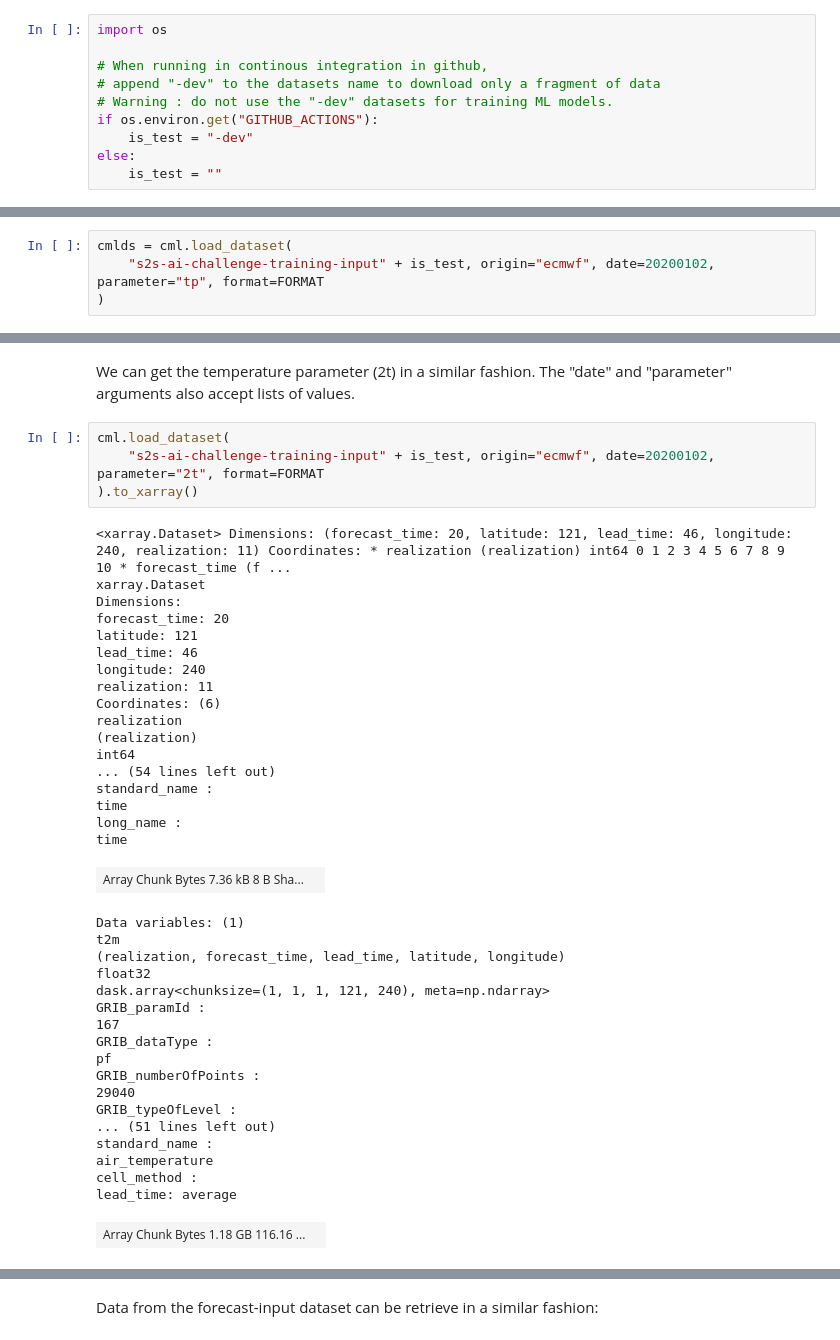
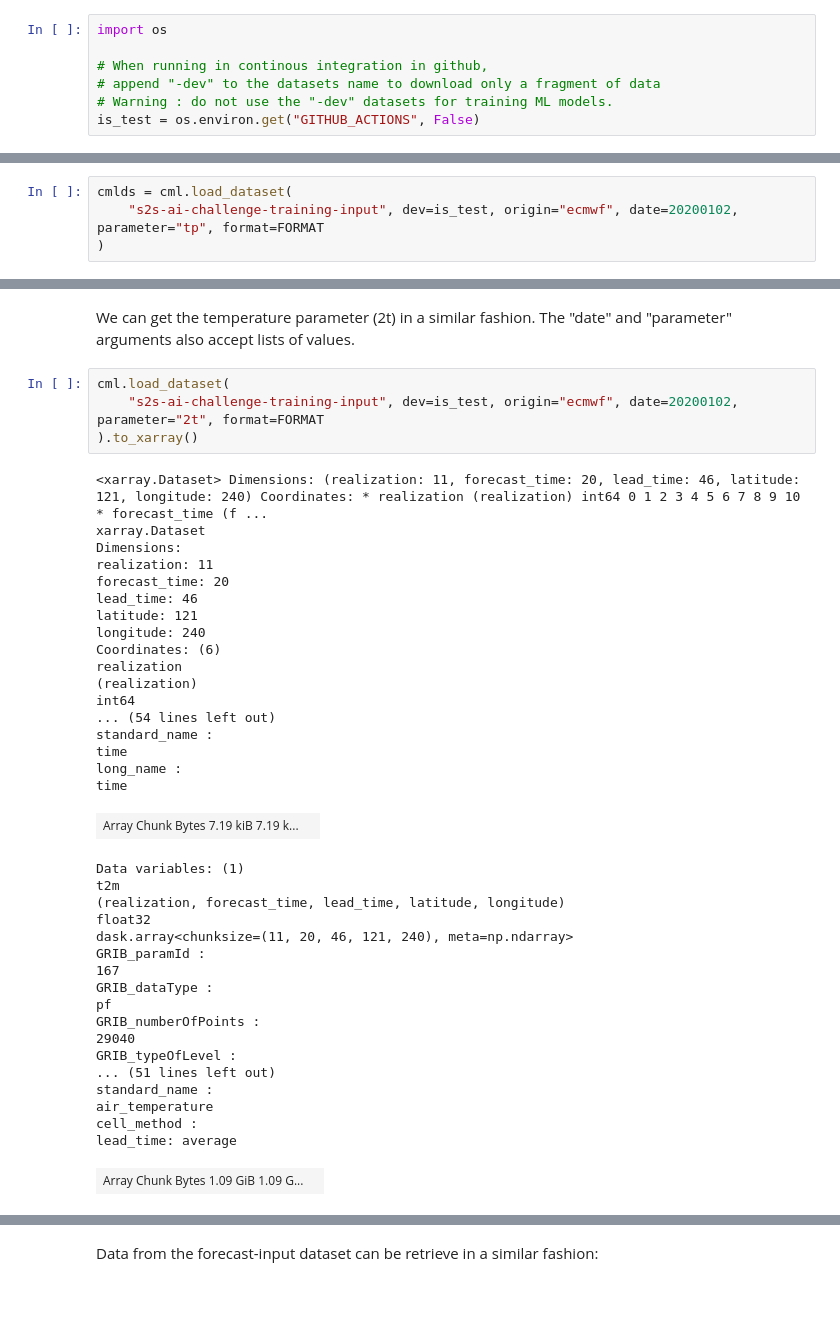
Before and after one commit to ecmwf-lab/climetlab-s2s-ai-challenge, a Jupyter notebook: notebooks/demo_grib.ipynb, the cells around one changed output, grey strips where cells are left out. Cells and saved outputs as stored; diff of their text form; blank space fills up the shorter version.

Commit message:
remove -dev dataset. Added optional "dev" option (only for input dataset)

```diff
--- a/notebooks/demo_grib.ipynb
+++ b/notebooks/demo_grib.ipynb
@@ -17,10 +17,7 @@ import os
 # When running in continous integration in github,
 # append "-dev" to the datasets name to download only a fragment of data
 # Warning : do not use the "-dev" datasets for training ML models.
-if os.environ.get("GITHUB_ACTIONS"):
-    is_test = "-dev"
-else:
-    is_test = ""
+is_test = os.environ.get("GITHUB_ACTIONS", False)
 # %% [markdown]
 # Using grib data
 # %%
@@ -29,7 +26,7 @@ FORMAT = "grib"
 Let us download netcdf file for total precipitation (tp) for one given date from the training-input dataset :
 # %%
 cmlds = cml.load_dataset(
-    "s2s-ai-challenge-training-input" + is_test, origin="ecmwf", date=20200102, parameter="tp", format=FORMAT
+    "s2s-ai-challenge-training-input", dev=is_test, origin="ecmwf", date=20200102, parameter="tp", format=FORMAT
 )
 # %% [output]
 By downloading data from this dataset, you agree to the terms and conditions defined at https://apps.ecmwf.int/datasets/data/s2s/licence/. If you do not agree with such terms, do not download the data ...
@@ -119,32 +116,32 @@ history :
 We can get the temperature parameter (2t) in a similar fashion. The "date" and "parameter" arguments also accept lists of values.
 # %%
 cml.load_dataset(
-    "s2s-ai-challenge-training-input" + is_test, origin="ecmwf", date=20200102, parameter="2t", format=FORMAT
+    "s2s-ai-challenge-training-input", dev=is_test, origin="ecmwf", date=20200102, parameter="2t", format=FORMAT
 ).to_xarray()
 # %% [output]
-<xarray.Dataset> Dimensions: (forecast_time: 20, latitude: 121, lead_time: 46, longitude: 240, realization: 11) Coordinates: * realization (realization) int64 0 1 2 3 4 5 6 7 8 9 10 * forecast_time (f ...
+<xarray.Dataset> Dimensions: (realization: 11, forecast_time: 20, lead_time: 46, latitude: 121, longitude: 240) Coordinates: * realization (realization) int64 0 1 2 3 4 5 6 7 8 9 10 * forecast_time (f ...
 xarray.Dataset
 Dimensions:
+realization: 11
 forecast_time: 20
+lead_time: 46
 latitude: 121
-lead_time: 46
 longitude: 240
-realization: 11
 Coordinates: (6)
 realization
 (realization)
 int64
 ... (54 lines left out)
 standard_name :
 time
 long_name :
 time
-| Array Chunk Bytes 7.36 kB 8 B Sha... |  |
+| Array Chunk Bytes 7.19 kiB 7.19 k... |  |
 Data variables: (1)
 t2m
 (realization, forecast_time, lead_time, latitude, longitude)
 float32
-dask.array<chunksize=(1, 1, 1, 121, 240), meta=np.ndarray>
+dask.array<chunksize=(11, 20, 46, 121, 240), meta=np.ndarray>
 GRIB_paramId :
 167
 GRIB_dataType :
@@ -157,7 +154,7 @@ standard_name :
 air_temperature
 cell_method :
 lead_time: average
-| Array Chunk Bytes 1.18 GB 116.16 ... |  |
+| Array Chunk Bytes 1.09 GiB 1.09 G... |  |
 Attributes: (7)
 GRIB_edition :
 2
```
Also changed, not shown: parts of 4 cells of this notebook, 8 other files.
